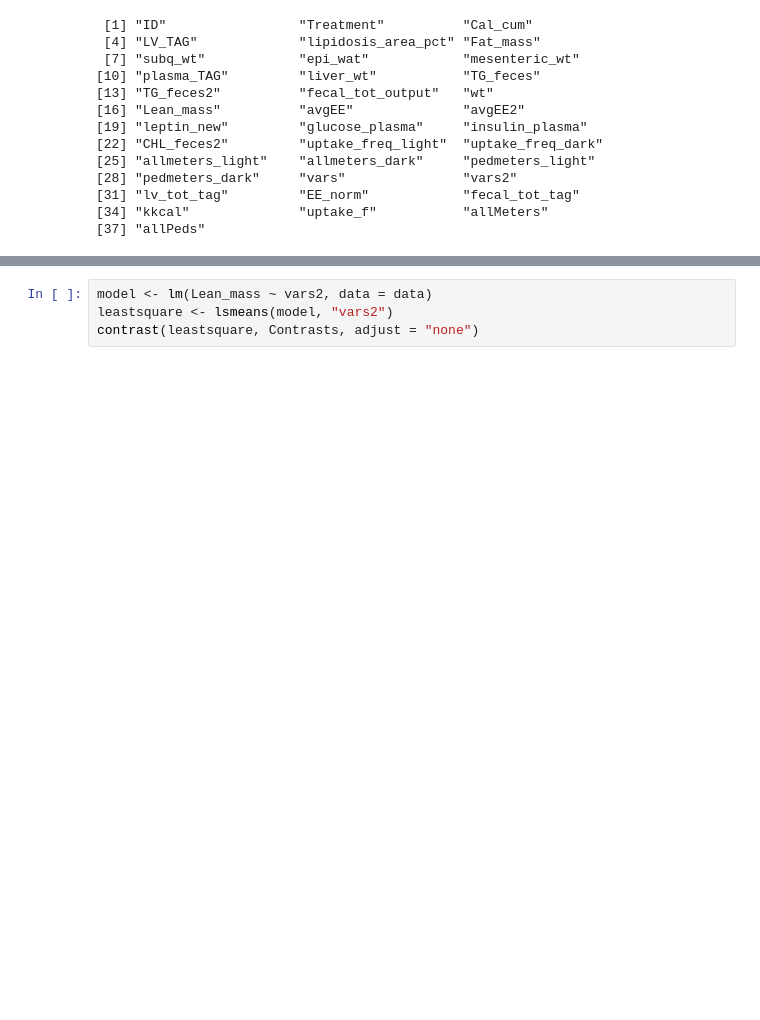
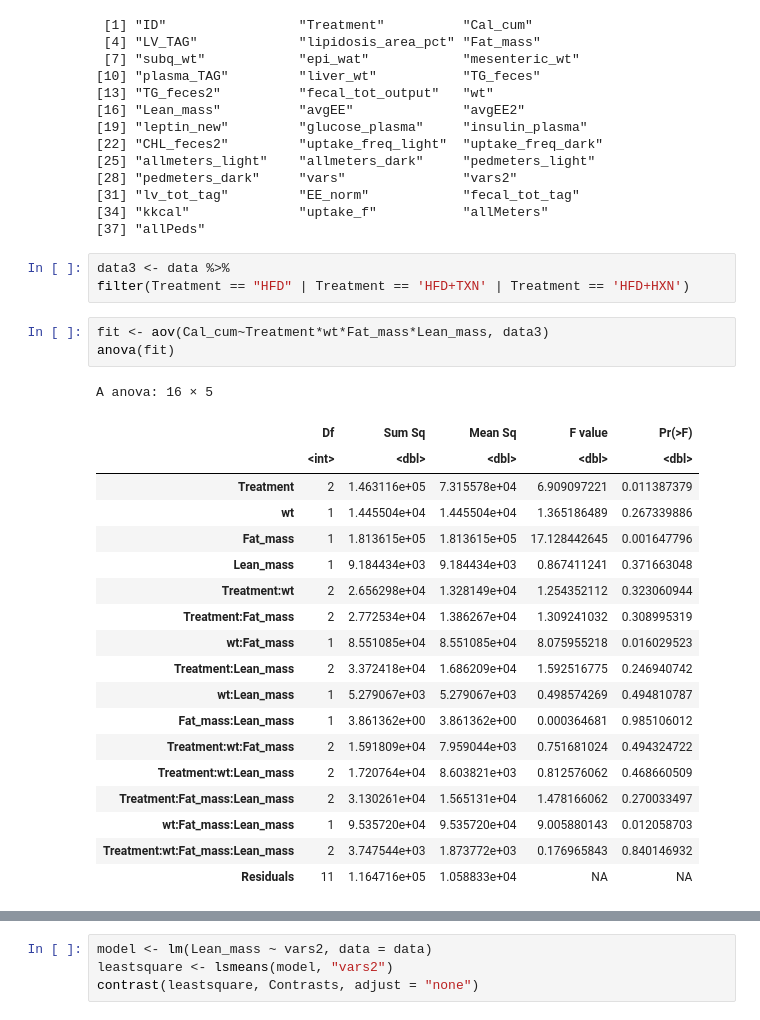
Before and after one commit to zhangyang2017/PPAR, a Jupyter notebook: manuscript/figures/figure02/figure2.ipynb, the cells around one changed output, grey strips where cells are left out. Cells and saved outputs as stored; diff of their text form; blank space fills up the shorter version.

```diff
--- a/manuscript/figures/figure02/figure2.ipynb
+++ b/manuscript/figures/figure02/figure2.ipynb
@@ -125,3 +125,29 @@ names(data)
 [31] "lv_tot_tag"         "EE_norm"            "fecal_tot_tag"
 [34] "kkcal"              "uptake_f"           "allMeters"
 [37] "allPeds"
+# %%
+data3 <- data %>%
+filter(Treatment == "HFD" | Treatment == 'HFD+TXN' | Treatment == 'HFD+HXN')
+# %%
+fit <- aov(Cal_cum~Treatment*wt*Fat_mass*Lean_mass, data3)
+anova(fit)
+# %% [output]
+A anova: 16 × 5
+|  | Df | Sum Sq | Mean Sq | F value | Pr(>F) |
+|  | <int> | <dbl> | <dbl> | <dbl> | <dbl> |
+| Treatment | 2 | 1.463116e+05 | 7.315578e+04 | 6.909097221 | 0.011387379 |
+| wt | 1 | 1.445504e+04 | 1.445504e+04 | 1.365186489 | 0.267339886 |
+| Fat_mass | 1 | 1.813615e+05 | 1.813615e+05 | 17.128442645 | 0.001647796 |
+| Lean_mass | 1 | 9.184434e+03 | 9.184434e+03 | 0.867411241 | 0.371663048 |
+| Treatment:wt | 2 | 2.656298e+04 | 1.328149e+04 | 1.254352112 | 0.323060944 |
+| Treatment:Fat_mass | 2 | 2.772534e+04 | 1.386267e+04 | 1.309241032 | 0.308995319 |
+| wt:Fat_mass | 1 | 8.551085e+04 | 8.551085e+04 | 8.075955218 | 0.016029523 |
+| Treatment:Lean_mass | 2 | 3.372418e+04 | 1.686209e+04 | 1.592516775 | 0.246940742 |
+| wt:Lean_mass | 1 | 5.279067e+03 | 5.279067e+03 | 0.498574269 | 0.494810787 |
+| Fat_mass:Lean_mass | 1 | 3.861362e+00 | 3.861362e+00 | 0.000364681 | 0.985106012 |
+| Treatment:wt:Fat_mass | 2 | 1.591809e+04 | 7.959044e+03 | 0.751681024 | 0.494324722 |
+| Treatment:wt:Lean_mass | 2 | 1.720764e+04 | 8.603821e+03 | 0.812576062 | 0.468660509 |
+| Treatment:Fat_mass:Lean_mass | 2 | 3.130261e+04 | 1.565131e+04 | 1.478166062 | 0.270033497 |
+| wt:Fat_mass:Lean_mass | 1 | 9.535720e+04 | 9.535720e+04 | 9.005880143 | 0.012058703 |
+| Treatment:wt:Fat_mass:Lean_mass | 2 | 3.747544e+03 | 1.873772e+03 | 0.176965843 | 0.840146932 |
+| Residuals | 11 | 1.164716e+05 | 1.058833e+04 | NA | NA |
```
Also changed, not shown: parts of 69 cells of this notebook, 1 other file.
